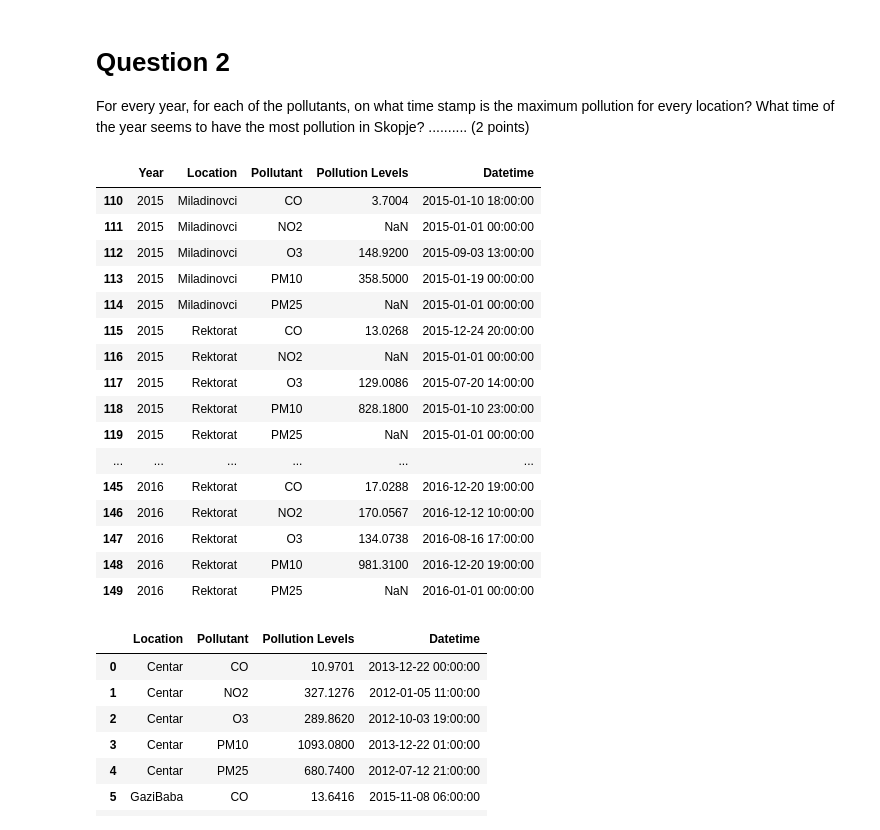
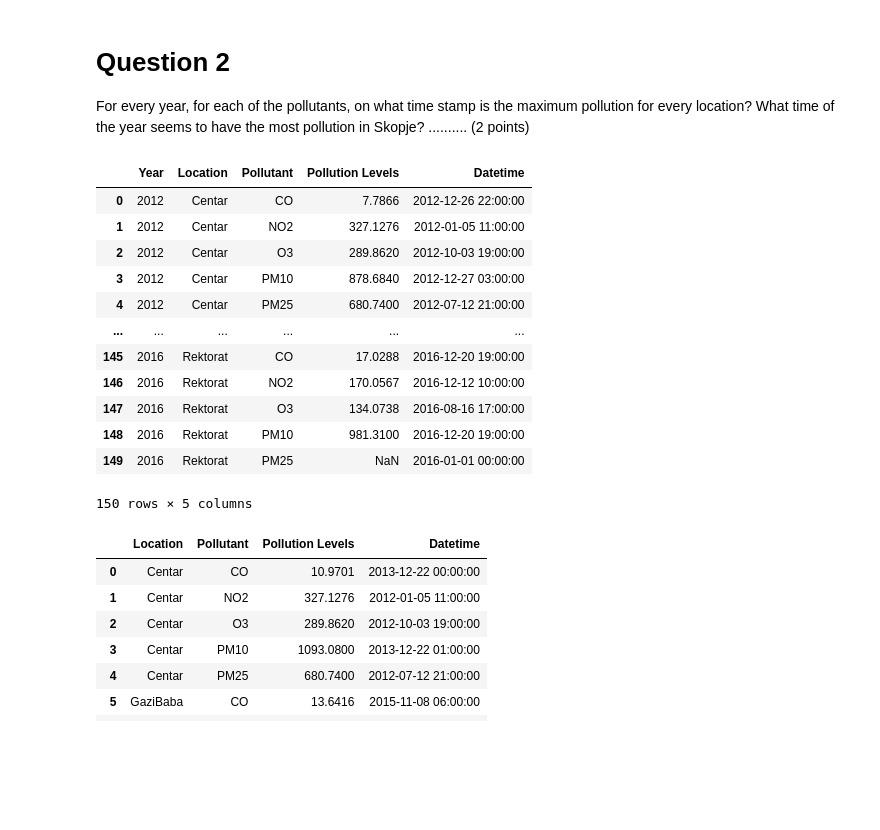
Before and after one commit to zdravozdravo/air-pollution-repo, a Jupyter notebook: 03 Air Pollution.ipynb, the cells around one changed output. Saved outputs shown, nothing was run; the diff lists cells and outputs as text; code cells hidden in the pictures; blank space fills up the shorter version.

```diff
--- a/03 Air Pollution.ipynb
+++ b/03 Air Pollution.ipynb
@@ -215,25 +215,21 @@ for year in years:
 q2_df.reset_index(inplace=True)
 del q2_df['index']
 # %%
-q2_df.tail(40)
+q2_df
 # %% [output]
 |  | Year | Location | Pollutant | Pollution Levels | Datetime |
-| 110 | 2015 | Miladinovci | CO | 3.7004 | 2015-01-10 18:00:00 |
-| 111 | 2015 | Miladinovci | NO2 | NaN | 2015-01-01 00:00:00 |
-| 112 | 2015 | Miladinovci | O3 | 148.9200 | 2015-09-03 13:00:00 |
-| 113 | 2015 | Miladinovci | PM10 | 358.5000 | 2015-01-19 00:00:00 |
-| 114 | 2015 | Miladinovci | PM25 | NaN | 2015-01-01 00:00:00 |
-| 115 | 2015 | Rektorat | CO | 13.0268 | 2015-12-24 20:00:00 |
-| 116 | 2015 | Rektorat | NO2 | NaN | 2015-01-01 00:00:00 |
-| 117 | 2015 | Rektorat | O3 | 129.0086 | 2015-07-20 14:00:00 |
-| 118 | 2015 | Rektorat | PM10 | 828.1800 | 2015-01-10 23:00:00 |
-| 119 | 2015 | Rektorat | PM25 | NaN | 2015-01-01 00:00:00 |
+| 0 | 2012 | Centar | CO | 7.7866 | 2012-12-26 22:00:00 |
+| 1 | 2012 | Centar | NO2 | 327.1276 | 2012-01-05 11:00:00 |
+| 2 | 2012 | Centar | O3 | 289.8620 | 2012-10-03 19:00:00 |
+| 3 | 2012 | Centar | PM10 | 878.6840 | 2012-12-27 03:00:00 |
+| 4 | 2012 | Centar | PM25 | 680.7400 | 2012-07-12 21:00:00 |
 | ... | ... | ... | ... | ... | ... |
 | 145 | 2016 | Rektorat | CO | 17.0288 | 2016-12-20 19:00:00 |
 | 146 | 2016 | Rektorat | NO2 | 170.0567 | 2016-12-12 10:00:00 |
 | 147 | 2016 | Rektorat | O3 | 134.0738 | 2016-08-16 17:00:00 |
 | 148 | 2016 | Rektorat | PM10 | 981.3100 | 2016-12-20 19:00:00 |
 | 149 | 2016 | Rektorat | PM25 | NaN | 2016-01-01 00:00:00 |
+150 rows × 5 columns
 # %%
 # What time of the year seems to have the most pollution in Skopje?
 
```
Also changed, not shown: parts of 1 cell of this notebook.
